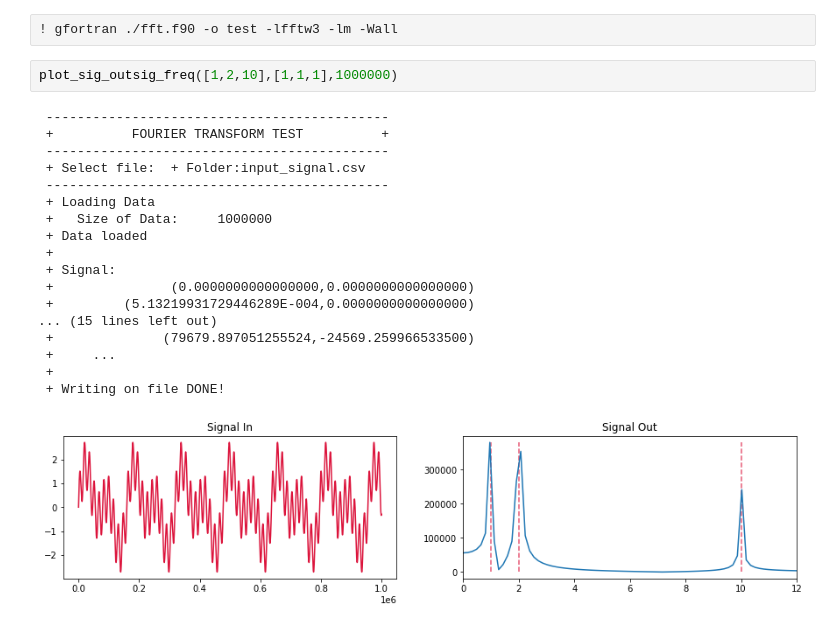
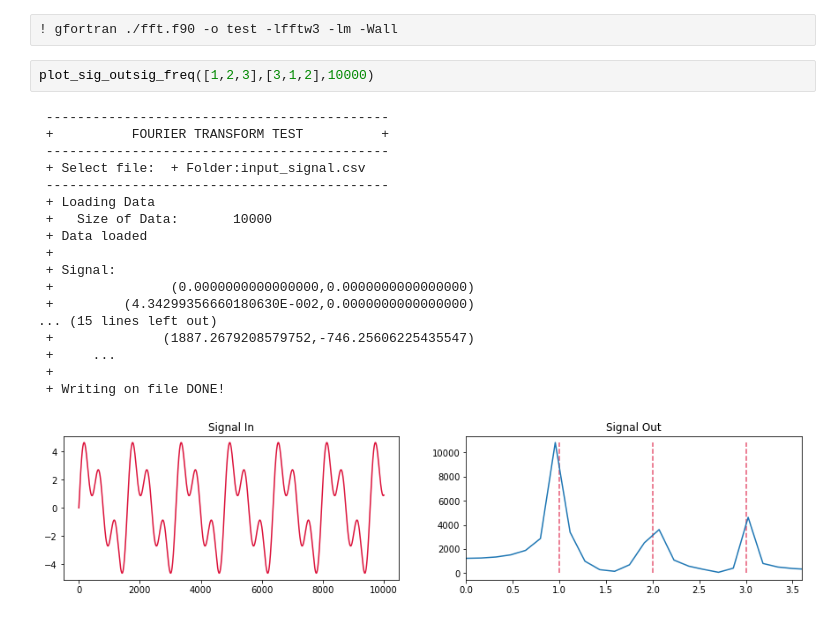
Before and after one commit to SaverioMonaco/QuantumComputingUniPD, a Jupyter notebook: 5/code/fft/data_gen.ipynb, the cells around one changed output. Cells and saved outputs as stored; diff of their text form.

```diff
--- a/5/code/fft/data_gen.ipynb
+++ b/5/code/fft/data_gen.ipynb
@@ -139,23 +139,23 @@ def plot_sig_outsig(inputsig):
 # %%
 ! gfortran ./fft.f90 -o test -lfftw3 -lm -Wall
 # %%
-plot_sig_outsig_freq([1,2,10],[1,1,1],1000000)
+plot_sig_outsig_freq([1,2,3],[3,1,2],10000)
 # %% [output]
  --------------------------------------------
  +          FOURIER TRANSFORM TEST          +
  --------------------------------------------
  + Select file:  + Folder:input_signal.csv
  --------------------------------------------
  + Loading Data
- +   Size of Data:     1000000
+ +   Size of Data:       10000
  + Data loaded
  +
  + Signal:
  +               (0.0000000000000000,0.0000000000000000)
- +         (5.13219931729446289E-004,0.0000000000000000)
+ +         (4.34299356660180630E-002,0.0000000000000000)
 ... (15 lines left out)
- +              (79679.897051255524,-24569.259966533500)
+ +              (1887.2679208579752,-746.25606225435547)
  +     ...
  +
  + Writing on file DONE!
-[figure, old version]
+[figure, new version]
```
Also changed, not shown: 1 other file.
